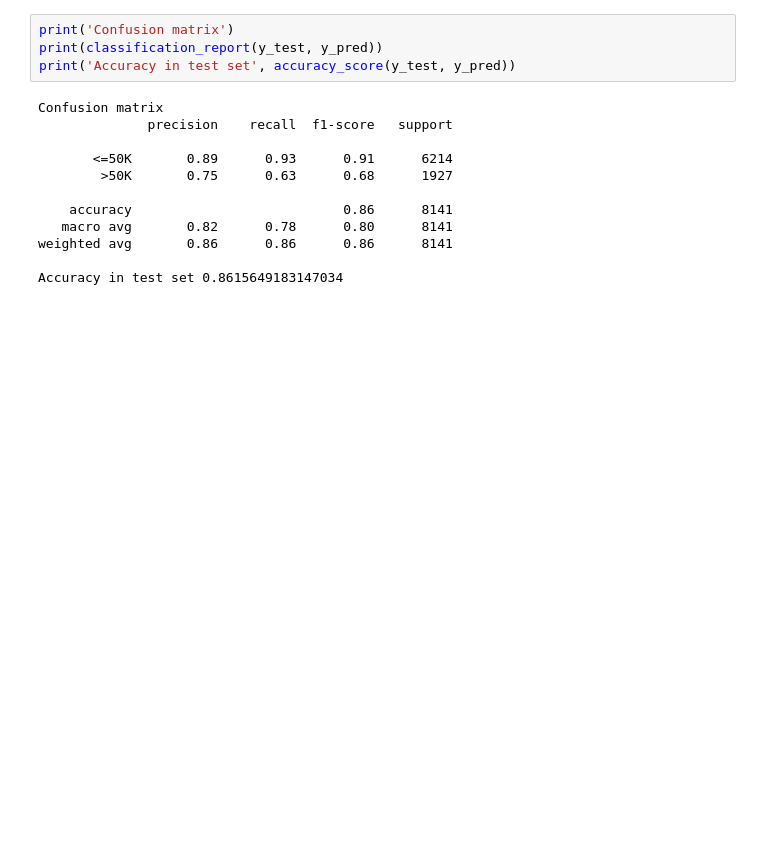
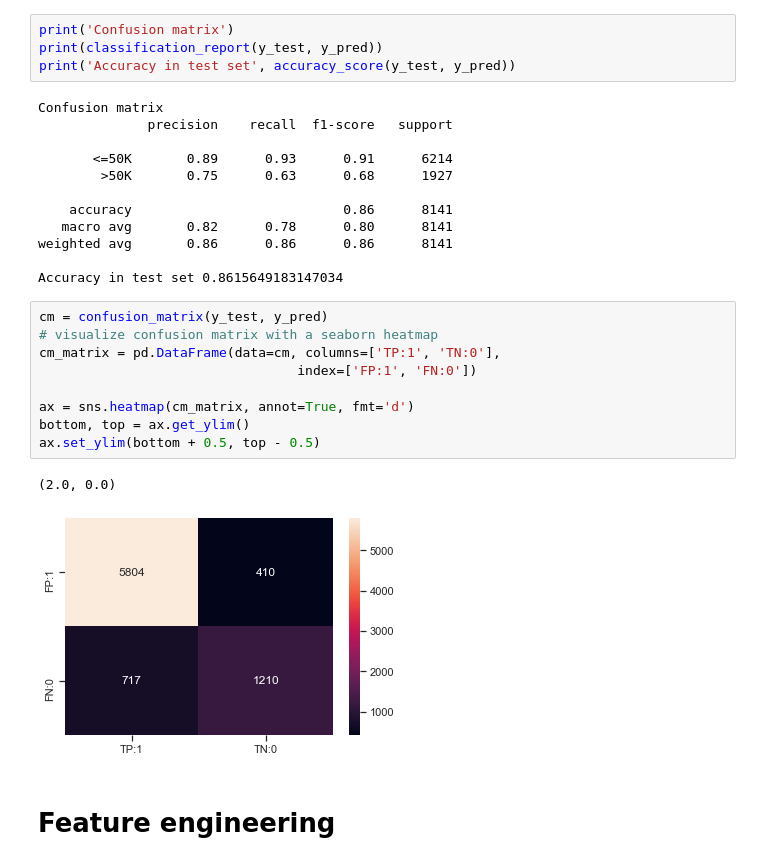
Before and after one commit to bollstradt/data_visualization_rfc, a Jupyter notebook: data_viz/Data visualization tutorial.ipynb, the cells around one changed output. Cells and saved outputs as stored; diff of their text form; blank space fills up the shorter version.

Commit message:
Add files via upload
Feature engineering update

```diff
--- a/data_viz/Data visualization tutorial.ipynb
+++ b/data_viz/Data visualization tutorial.ipynb
@@ -413,6 +407,20 @@ Confusion matrix
 weighted avg       0.86      0.86      0.86      8141
 
 Accuracy in test set 0.8615649183147034
+# %%
+cm = confusion_matrix(y_test, y_pred)
+# visualize confusion matrix with a seaborn heatmap
+cm_matrix = pd.DataFrame(data=cm, columns=['TP:1', 'TN:0'],
+                                 index=['FP:1', 'FN:0'])
+
+ax = sns.heatmap(cm_matrix, annot=True, fmt='d')
+bottom, top = ax.get_ylim()
+ax.set_ylim(bottom + 0.5, top - 0.5)
+# %% [output]
+(2.0, 0.0)
+[figure, added]
+# %% [markdown]
+# Feature engineering
 # %%
 # view the feature scores
 feature_scores = pd.Series(rforestc.feature_importances_, index=X_train.columns).sort_values(ascending=False)
```
Also changed, not shown: parts of 16 cells of this notebook.
